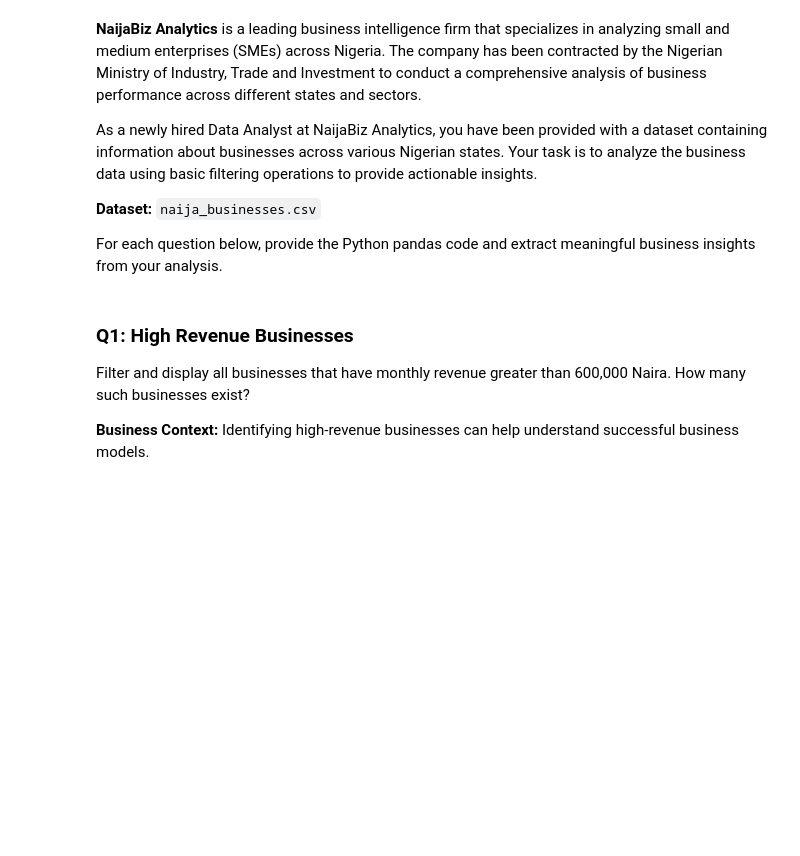
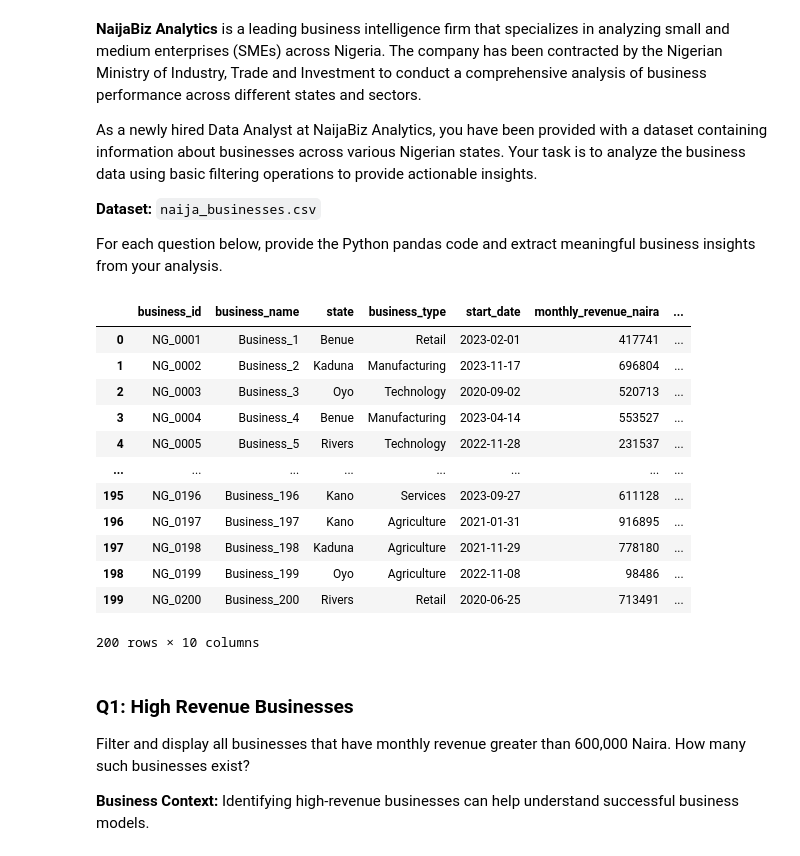
Before and after one commit to lekoundanmgedeon/data-preprocessing-daily-reports, a Jupyter notebook: assignements/A1_data_prep/Assignment_01.ipynb, the cells around one changed output. Cells and saved outputs as stored; diff of their text form; code cells hidden in the pictures; blank space fills up the shorter version.

```diff
--- a/assignements/A1_data_prep/Assignment_01.ipynb
+++ b/assignements/A1_data_prep/Assignment_01.ipynb
@@ -14,6 +14,26 @@ As a newly hired Data Analyst at NaijaBiz Analytics, you have been provided with
 **Dataset:** `naija_businesses.csv`
 
 For each question below, provide the Python pandas code and extract meaningful business insights from your analysis.
+# %%
+import pandas as pd
+
+naija_business_data = pd.read_csv("data/naija_businesses.csv")
+
+naija_business_data
+# %% [output]
+|  | business_id | business_name | state | business_type | start_date | monthly_revenue_naira | ... |
+| 0 | NG_0001 | Business_1 | Benue | Retail | 2023-02-01 | 417741 | ... |
+| 1 | NG_0002 | Business_2 | Kaduna | Manufacturing | 2023-11-17 | 696804 | ... |
+| 2 | NG_0003 | Business_3 | Oyo | Technology | 2020-09-02 | 520713 | ... |
+| 3 | NG_0004 | Business_4 | Benue | Manufacturing | 2023-04-14 | 553527 | ... |
+| 4 | NG_0005 | Business_5 | Rivers | Technology | 2022-11-28 | 231537 | ... |
+| ... | ... | ... | ... | ... | ... | ... | ... |
+| 195 | NG_0196 | Business_196 | Kano | Services | 2023-09-27 | 611128 | ... |
+| 196 | NG_0197 | Business_197 | Kano | Agriculture | 2021-01-31 | 916895 | ... |
+| 197 | NG_0198 | Business_198 | Kaduna | Agriculture | 2021-11-29 | 778180 | ... |
+| 198 | NG_0199 | Business_199 | Oyo | Agriculture | 2022-11-08 | 98486 | ... |
+| 199 | NG_0200 | Business_200 | Rivers | Retail | 2020-06-25 | 713491 | ... |
+200 rows × 10 columns
 # %% [markdown]
 ### Q1: High Revenue Businesses
 Filter and display all businesses that have monthly revenue greater than 600,000 Naira. How many such businesses exist?
```
Also changed, not shown: parts of 18 cells of this notebook, 2 other files.
